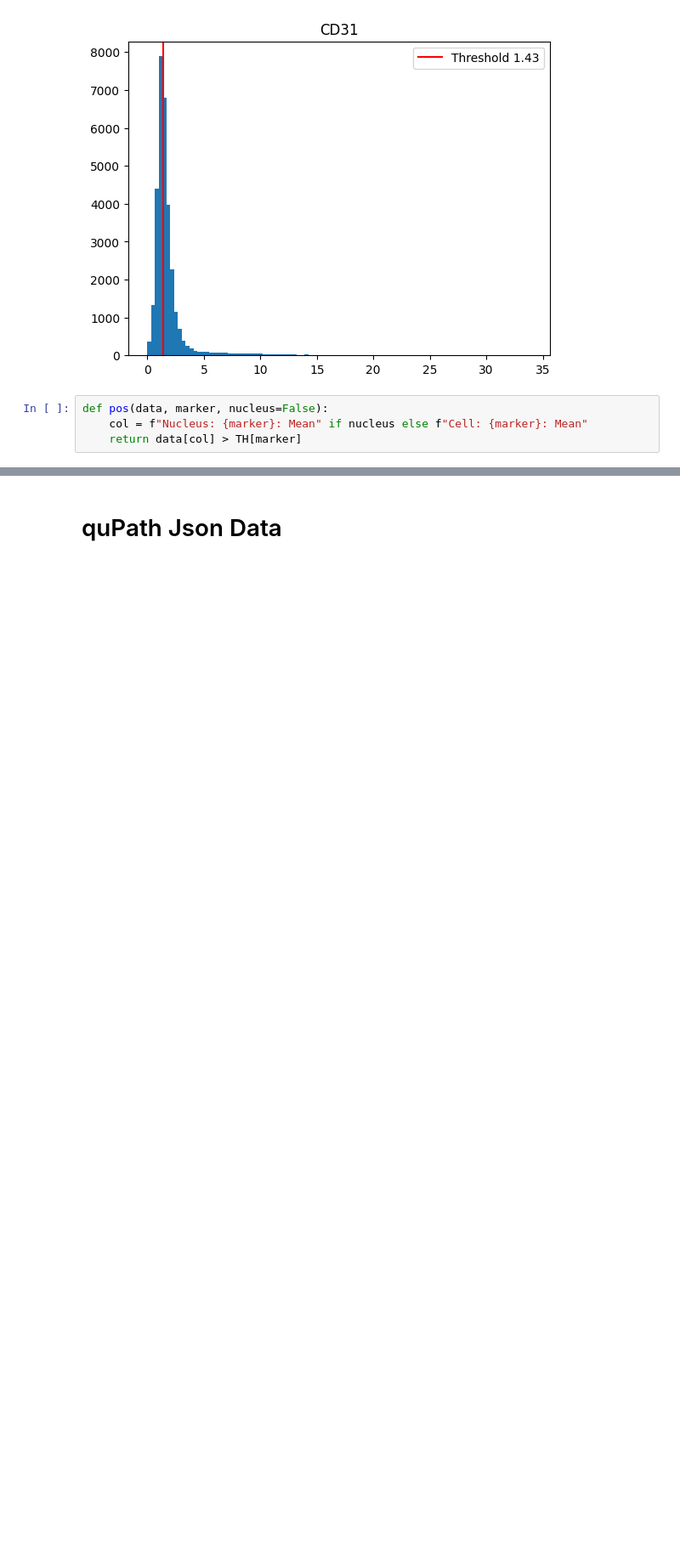
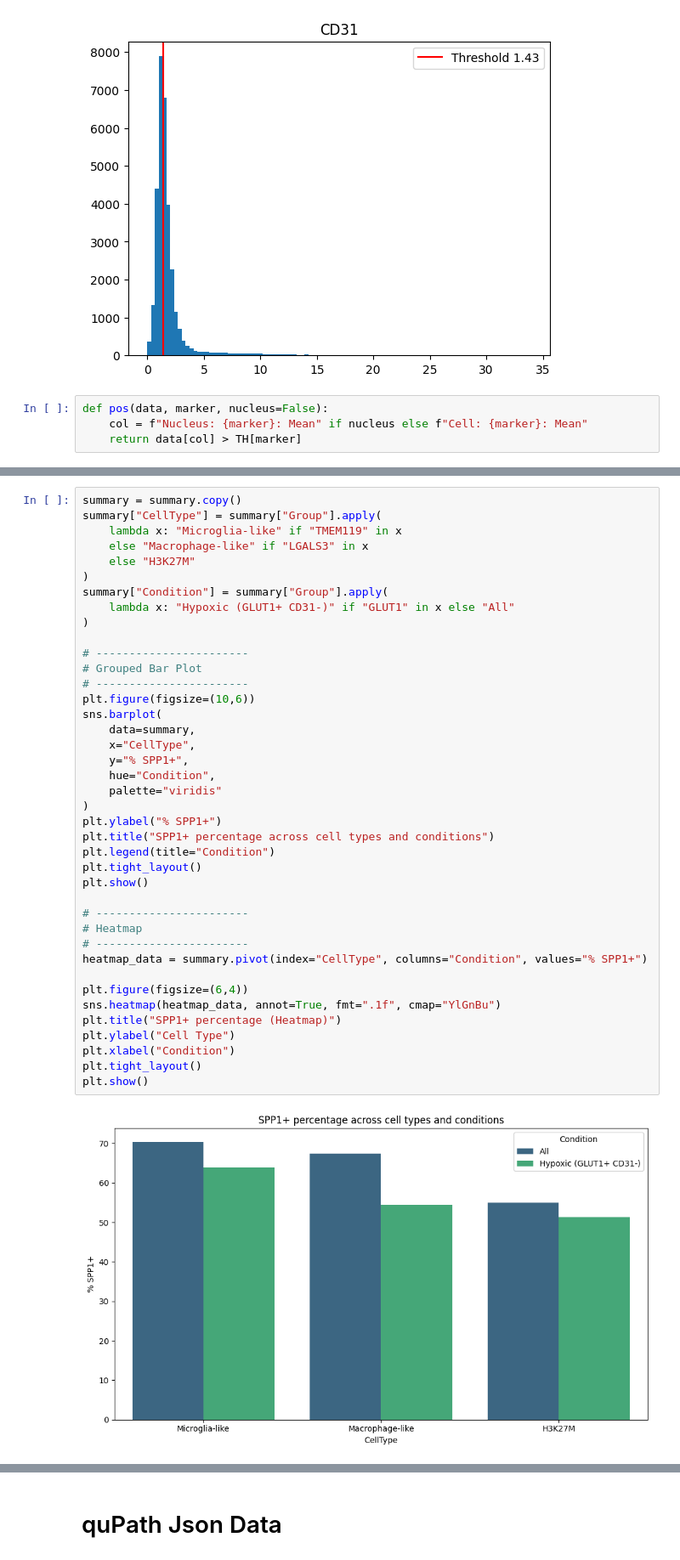
Before and after one commit to sadeghetemad/nencki-image-segmentation, a Jupyter notebook: notebooks/patient_analysis.ipynb, the cells around one changed output, grey strips where cells are left out. Shown: that part at 85% size. Drawn from its saved outputs; the diff is of its cells as text; blank space fills up the shorter version.

```diff
--- a/notebooks/patient_analysis.ipynb
+++ b/notebooks/patient_analysis.ipynb
@@ -182,0 +203,42 @@ summary
+# %%
+summary = summary.copy()
+summary["CellType"] = summary["Group"].apply(
+    lambda x: "Microglia-like" if "TMEM119" in x
+    else "Macrophage-like" if "LGALS3" in x
+    else "H3K27M"
+)
+summary["Condition"] = summary["Group"].apply(
+    lambda x: "Hypoxic (GLUT1+ CD31-)" if "GLUT1" in x else "All"
+)
+
+# -----------------------
+# Grouped Bar Plot
+# -----------------------
+plt.figure(figsize=(10,6))
+sns.barplot(
+    data=summary,
+    x="CellType",
+    y="% SPP1+",
+    hue="Condition",
+    palette="viridis"
+)
+plt.ylabel("% SPP1+")
+plt.title("SPP1+ percentage across cell types and conditions")
+plt.legend(title="Condition")
+plt.tight_layout()
+plt.show()
+
+# -----------------------
+# Heatmap
+# -----------------------
+heatmap_data = summary.pivot(index="CellType", columns="Condition", values="% SPP1+")
+
+plt.figure(figsize=(6,4))
+sns.heatmap(heatmap_data, annot=True, fmt=".1f", cmap="YlGnBu")
+plt.title("SPP1+ percentage (Heatmap)")
+plt.ylabel("Cell Type")
+plt.xlabel("Condition")
+plt.tight_layout()
+plt.show()
+# %% [output]
+[figure, added]
```
Also changed, not shown: parts of 4 cells of this notebook.
